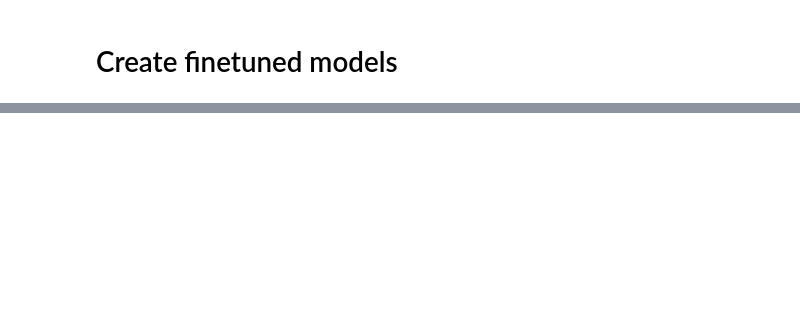
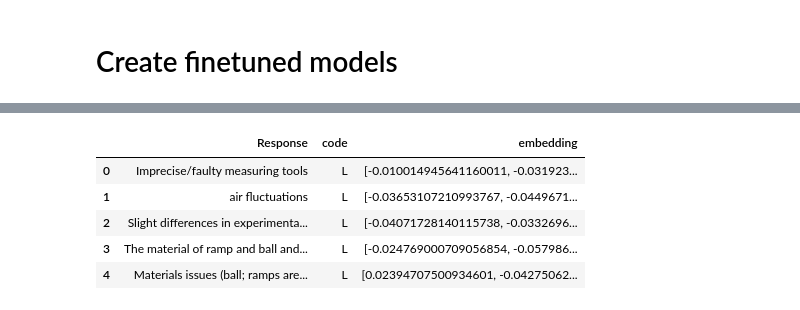
Before and after one commit to halvorty/text2embedding2category, a Jupyter notebook: finetune.ipynb, the cells around one changed output, grey strips where cells are left out. Drawn from its saved outputs; the diff is of its cells as text; code cells hidden in the pictures; blank space fills up the shorter version.

```diff
--- a/finetune.ipynb
+++ b/finetune.ipynb
@@ -36,0 +53,19 @@ model = SentenceTransformer(
+# %%
+# embed the dataset
+embeddings = model.encode(
+    dataset['Response'].tolist(),
+    show_progress_bar=True,
+    normalize_embeddings=True
+)
+
+# add embeddings to the dataset
+dataset['embedding'] = embeddings.tolist()
+
+dataset.head()
+# %% [output]
+|  | Response | code | embedding |
+| 0 | Imprecise/faulty measuring tools | L | [-0.010014945641160011, -0.031923... |
+| 1 | air fluctuations | L | [-0.03653107210993767, -0.0449671... |
+| 2 | Slight differences in experimenta... | L | [-0.04071728140115738, -0.0332696... |
+| 3 | The material of ramp and ball and... | L | [-0.024769000709056854, -0.057986... |
+| 4 | Materials issues (ball; ramps are... | L | [0.02394707500934601, -0.04275062... |
```
Also changed, not shown: parts of 27 cells of this notebook, 3 other files.
